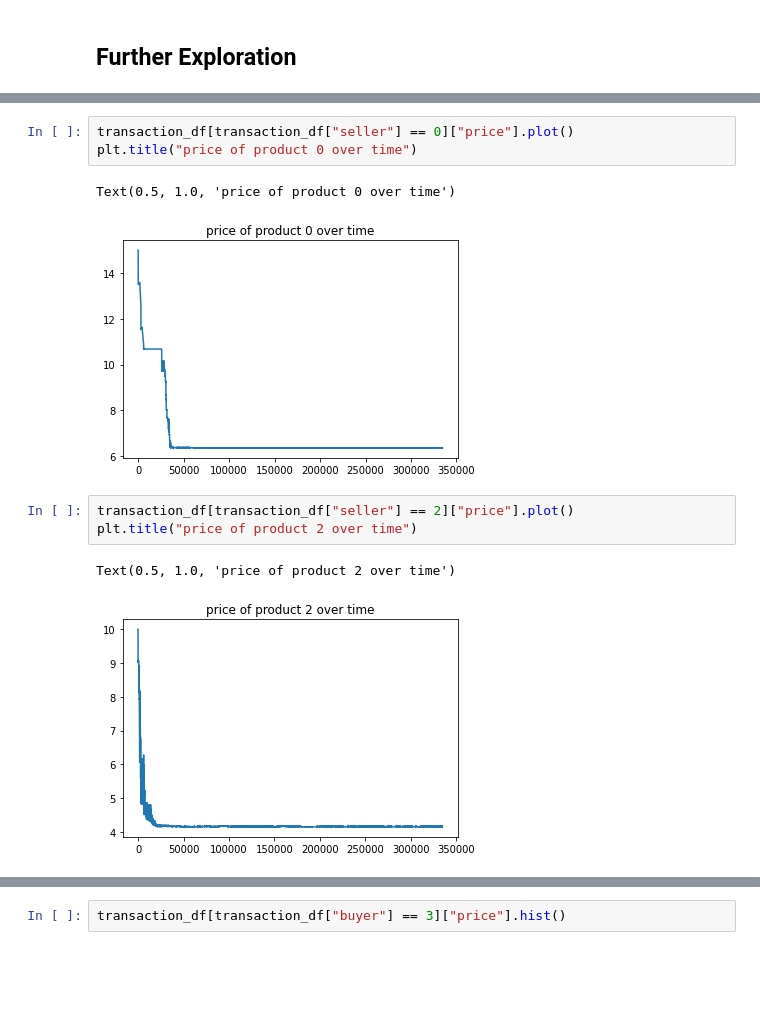
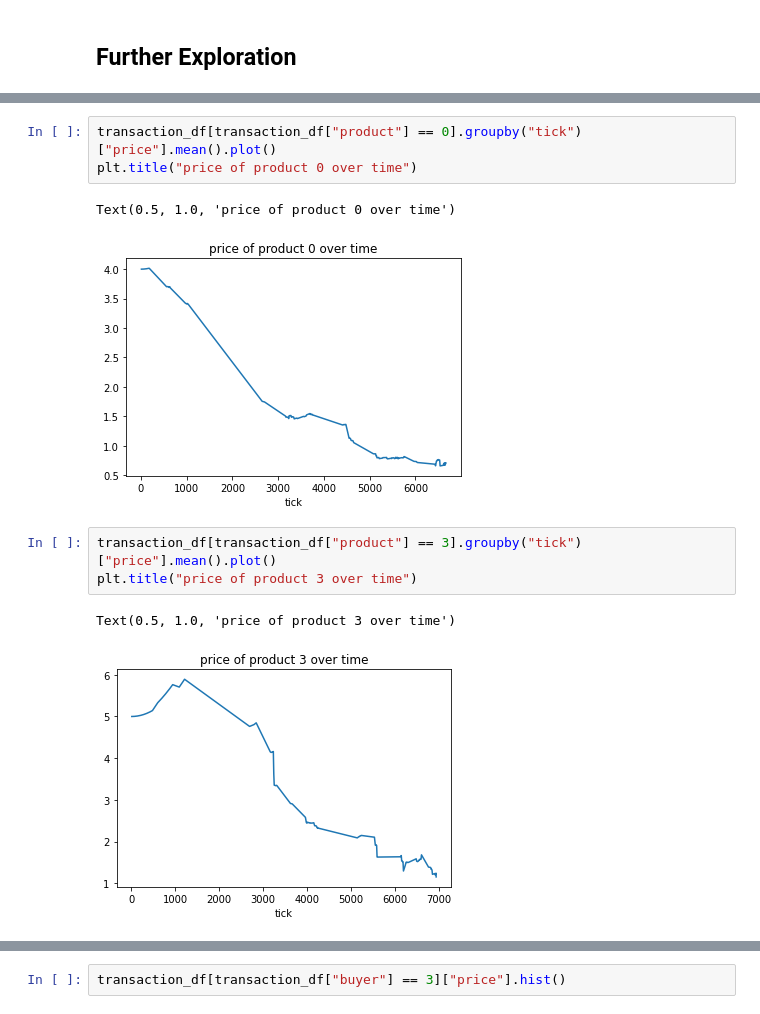
Before and after one commit to gerner/stellarpunk, a Jupyter notebook: notebook/econ_sim.ipynb, the cells around one changed output, grey strips where cells are left out. Drawn from its saved outputs; the diff is of its cells as text; blank space fills up the shorter version.

```diff
--- a/notebook/econ_sim.ipynb
+++ b/notebook/econ_sim.ipynb
@@ -181,13 +181,13 @@ max          7.980000
 Name: price, dtype: float64
 # %%
-transaction_df[transaction_df["seller"] == 0]["price"].plot()
+transaction_df[transaction_df["product"] == 0].groupby("tick")["price"].mean().plot()
 plt.title("price of product 0 over time")
 # %% [output]
 Text(0.5, 1.0, 'price of product 0 over time')
-[figure, old version]
+[figure, new version]
 # %%
-transaction_df[transaction_df["seller"] == 2]["price"].plot()
-plt.title("price of product 2 over time")
+transaction_df[transaction_df["product"] == 3].groupby("tick")["price"].mean().plot()
+plt.title("price of product 3 over time")
 # %% [output]
-Text(0.5, 1.0, 'price of product 2 over time')
+Text(0.5, 1.0, 'price of product 3 over time')
-[figure, old version]
+[figure, new version]
```
Also changed, not shown: parts of 150 cells of this notebook, 4 other files.
